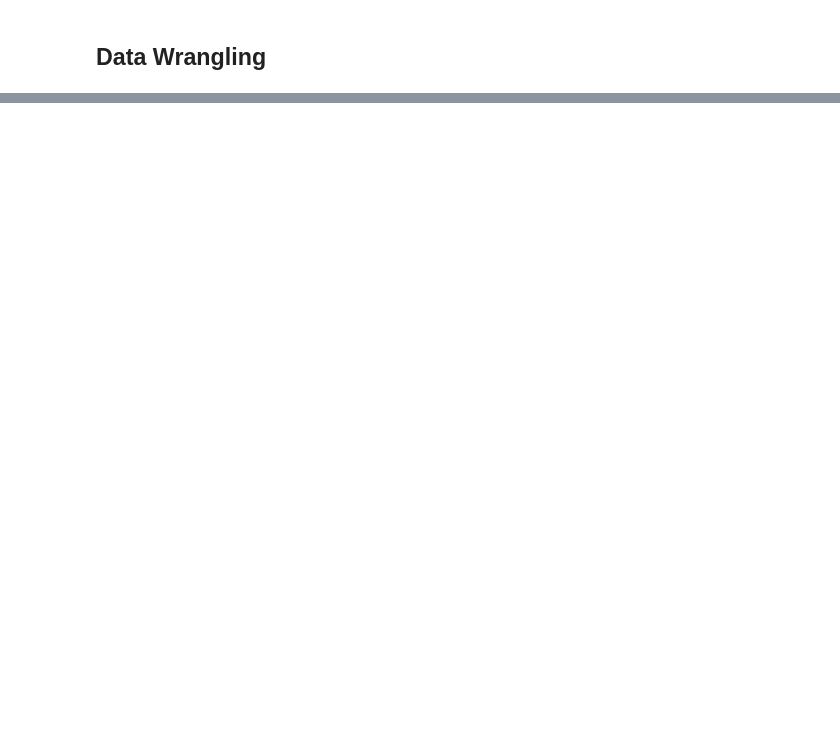
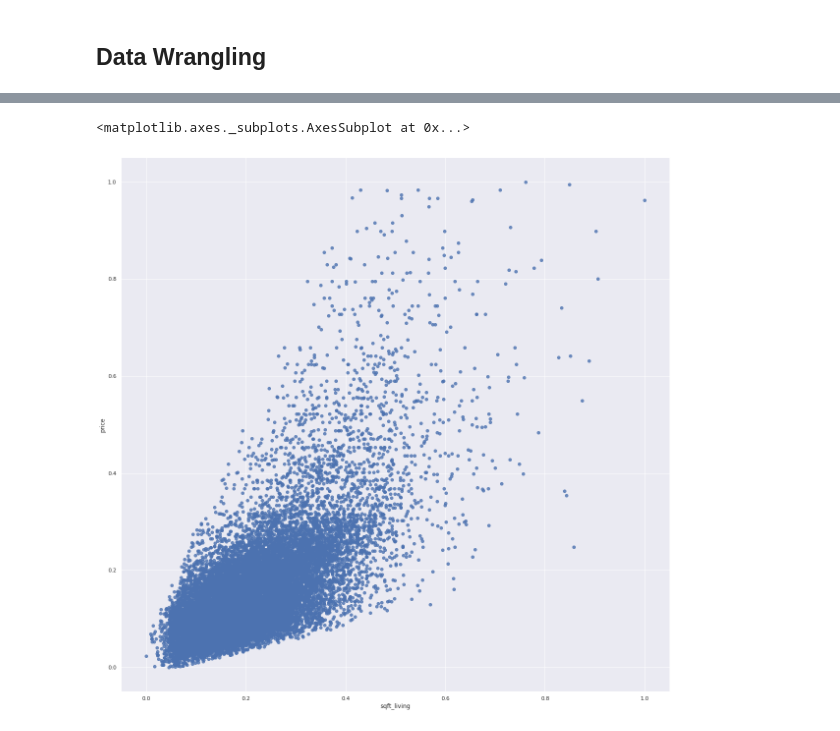
Before and after one commit to Kate-Strydom/cse450, a Jupyter notebook: house_price.ipynb, the cells around one changed output, grey strips where cells are left out. Drawn from its saved outputs; the diff is of its cells as text; code cells hidden in the pictures; blank space fills up the shorter version.

```diff
--- a/house_price.ipynb
+++ b/house_price.ipynb
@@ -260,0 +98,3 @@ result_scaled
+# %%
+data_merged['adjusted_median_household_income'] = data_merged['median_household_income'].apply(lowIncome)
+#data_merged.head(20)
@@ -260,0 +129,4 @@ result_scaled
+# %%
+# remove extreme values
+data = data_merged[(data_merged['bedrooms'] < 33)  & (data_merged['sqft_lot'] < 1000000) & (data_merged['sqft_living'] < 13540) & (data_merged['price'] < 3000000)]
+data.describe()
@@ -260,0 +160,8 @@ result_scaled
+# %%
+# filter only sqft_living and price
+df = data.loc[:, ['sqft_living', 'price']]
+df.head()
+min_sqft_living = df['sqft_living'].min()
+print("Min sqft living: %d sq feet"  % (min_sqft_living))
+max_sqft_living = df['sqft_living'].max()
+print("Max sqft living: %d sq feet"  % (max_sqft_living))
@@ -260,0 +171,11 @@ result_scaled
+# %%
+# recaling the variables (both)
+df_columns = df.columns
+scaler = MinMaxScaler()
+df = scaler.fit_transform(df)
+
+# rename columns (since now its an np array)
+df = pd.DataFrame(df)
+df.columns = df_columns
+
+df.head()
@@ -260,0 +189,6 @@ result_scaled
+# %%
+# visualise sqft_living-price relationship
+sns.regplot(x="sqft_living", y="price", data=df, fit_reg=False)
+# %% [output]
+<matplotlib.axes._subplots.AxesSubplot at 0x...>
+[figure, added]
```
Also changed, not shown: parts of 61 cells of this notebook.
